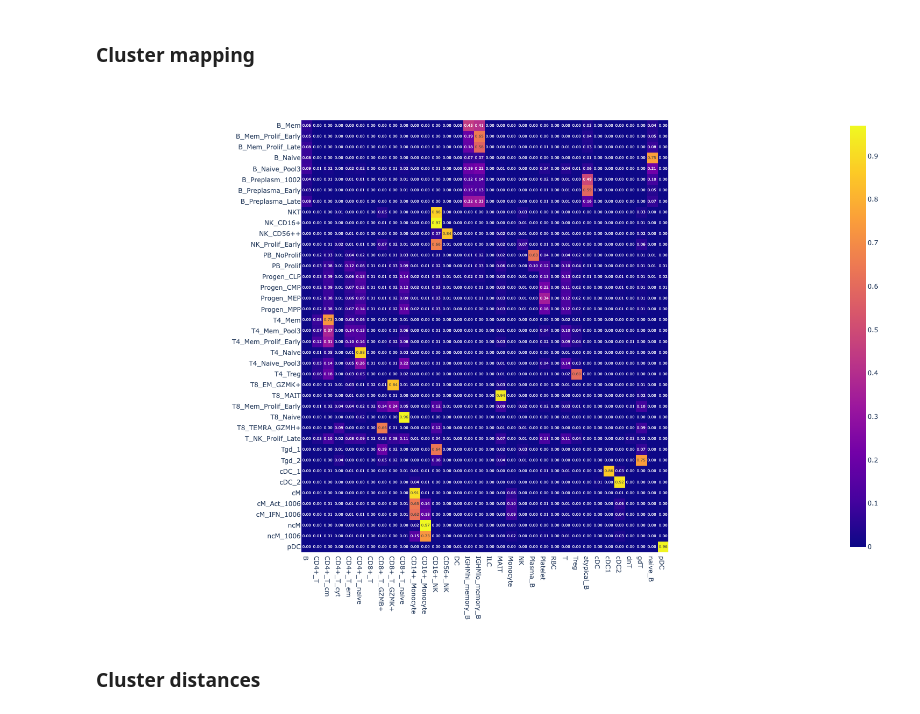
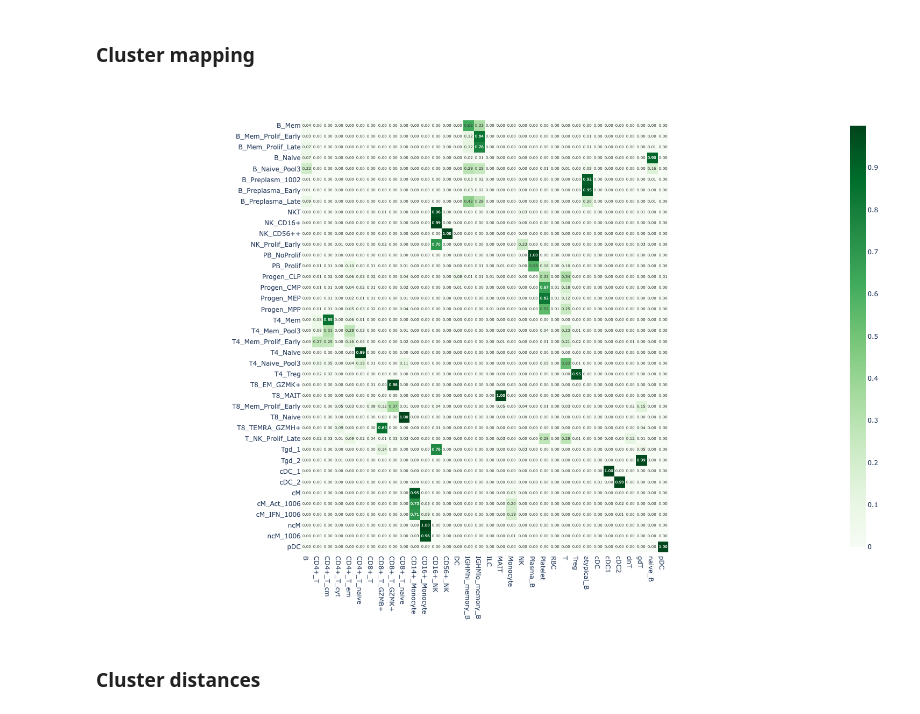
Before and after one commit to cellannotation/pairOT_paper, a Jupyter notebook: notebooks/similarity-methods/similarity-OT.ipynb, the cells around one changed output. Saved outputs shown, nothing was run; the diff lists cells and outputs as text; code cells hidden in the pictures.

Commit message:
Added methods explanation section to notebook + rerun plots with updated color scales

```diff
--- a/notebooks/similarity-methods/similarity-OT.ipynb
+++ b/notebooks/similarity-methods/similarity-OT.ipynb
@@ -80,9 +100,9 @@ from datasim.plotting import plot_heatmap, plot_sankey
 # %%
 cluster_mapping = dataset_map.compute_cluster_mapping(normalize=True)
 # %%
-plot_heatmap(cluster_mapping)
+plot_cluster_mapping(cluster_mapping)
 # %% [output]
-[figure, old version]
+[figure, new version]
 # %% [markdown]
 ### Cluster distances
 # %%
```
Also changed, not shown: parts of 7 cells of this notebook.
